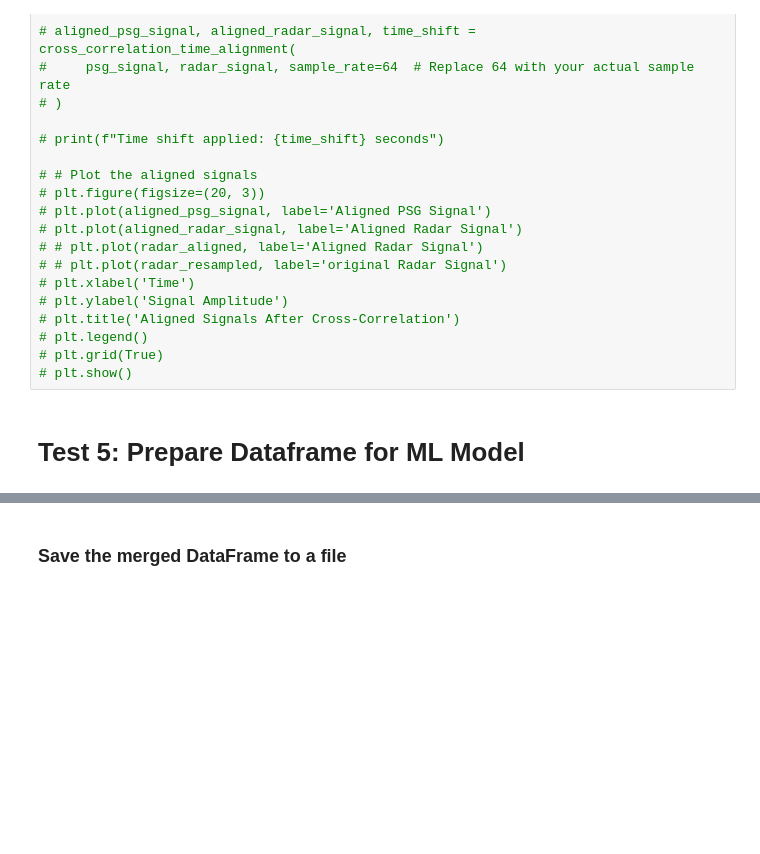
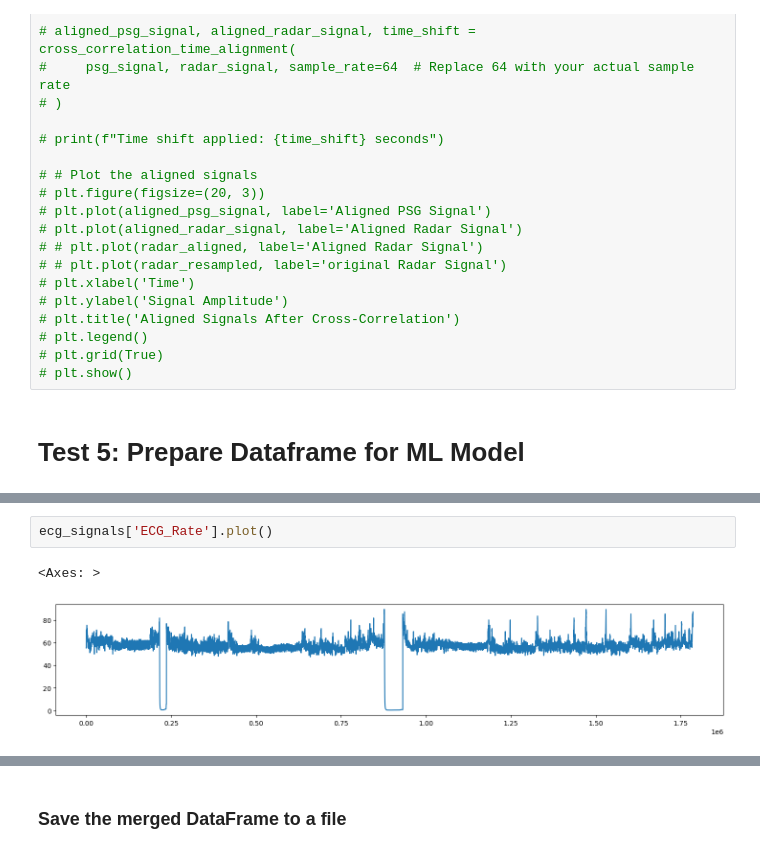
Before and after one commit to w-zzzz/SleepLab, a Jupyter notebook: event_loader_sleep.ipynb, the cells around one changed output, grey strips where cells are left out. Saved outputs shown, nothing was run; the diff lists cells and outputs as text; blank space fills up the shorter version.

```diff
--- a/event_loader_sleep.ipynb
+++ b/event_loader_sleep.ipynb
@@ -1889,0 +1979,5 @@ plt.show()
+# %%
+ecg_signals['ECG_Rate'].plot()
+# %% [output]
+<Axes: >
+[figure, added]
```
Also changed, not shown: parts of 52 cells of this notebook, 2 other files.
